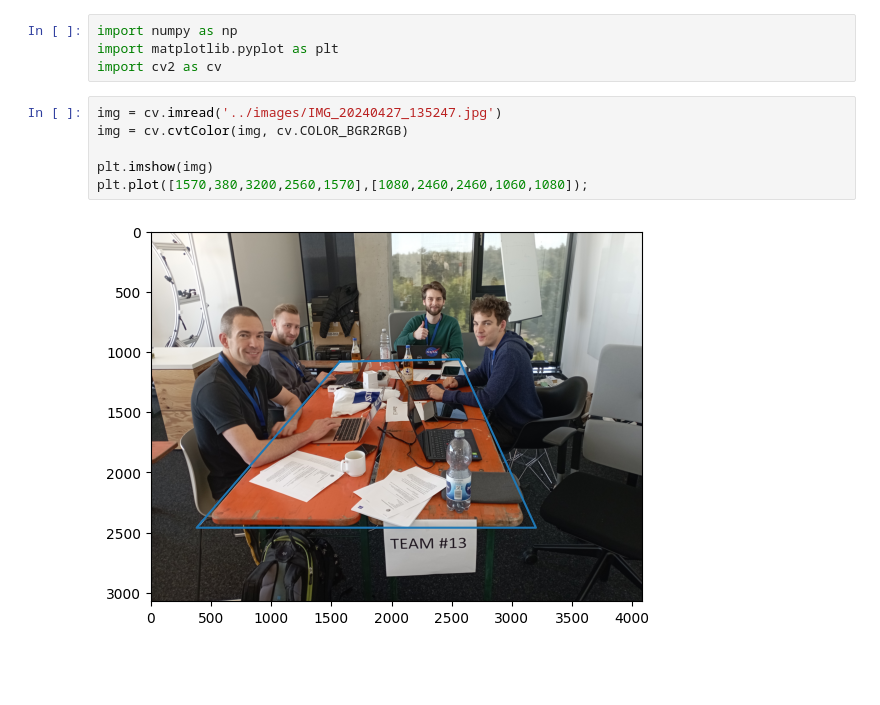
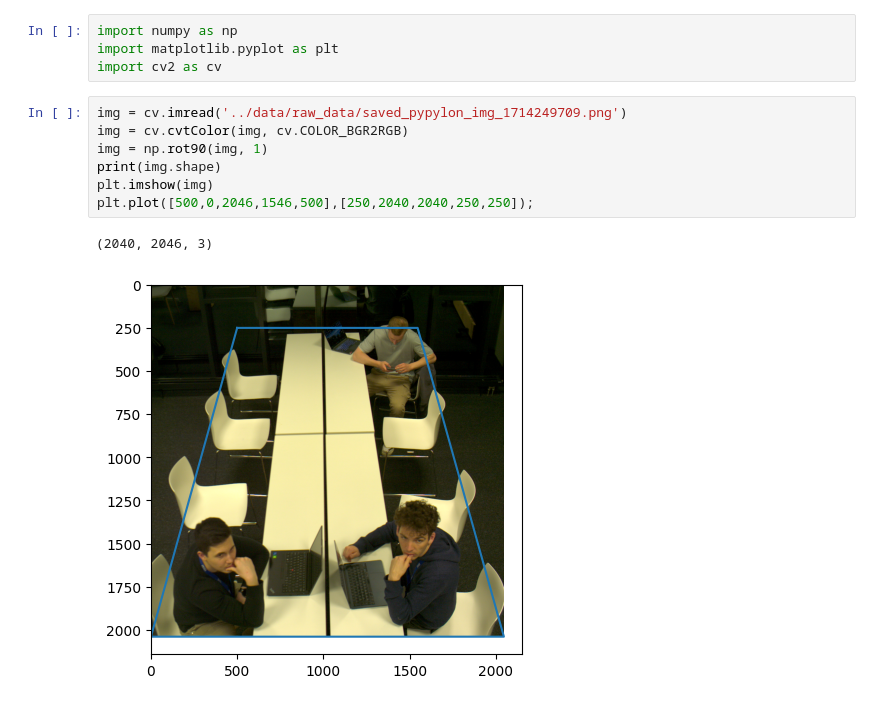
Before and after one commit to TimBerti/zeiss-hackathon-2024, a Jupyter notebook: notebooks/image_transform.ipynb, the cells around one changed output. Cells and saved outputs as stored; diff of their text form; blank space fills up the shorter version.

```diff
--- a/notebooks/image_transform.ipynb
+++ b/notebooks/image_transform.ipynb
@@ -2,12 +2,14 @@
 import numpy as np
 import matplotlib.pyplot as plt
 import cv2 as cv
-# %%
-img = cv.imread('../images/IMG_20240427_135247.jpg')
-img = cv.cvtColor(img, cv.COLOR_BGR2RGB)
-
-plt.imshow(img)
-plt.plot([1570,380,3200,2560,1570],[1080,2460,2460,1060,1080]);
-# %% [output]
-[figure, removed]
+# %%
+img = cv.imread('../data/raw_data/saved_pypylon_img_1714249709.png')
+img = cv.cvtColor(img, cv.COLOR_BGR2RGB)
+img = np.rot90(img, 1)
+print(img.shape)
+plt.imshow(img)
+plt.plot([500,0,2046,1546,500],[250,2040,2040,250,250]);
+# %% [output]
+(2040, 2046, 3)
+[figure, added]
 # %%
```
Also changed, not shown: parts of 2 cells of this notebook, 1 other file.
